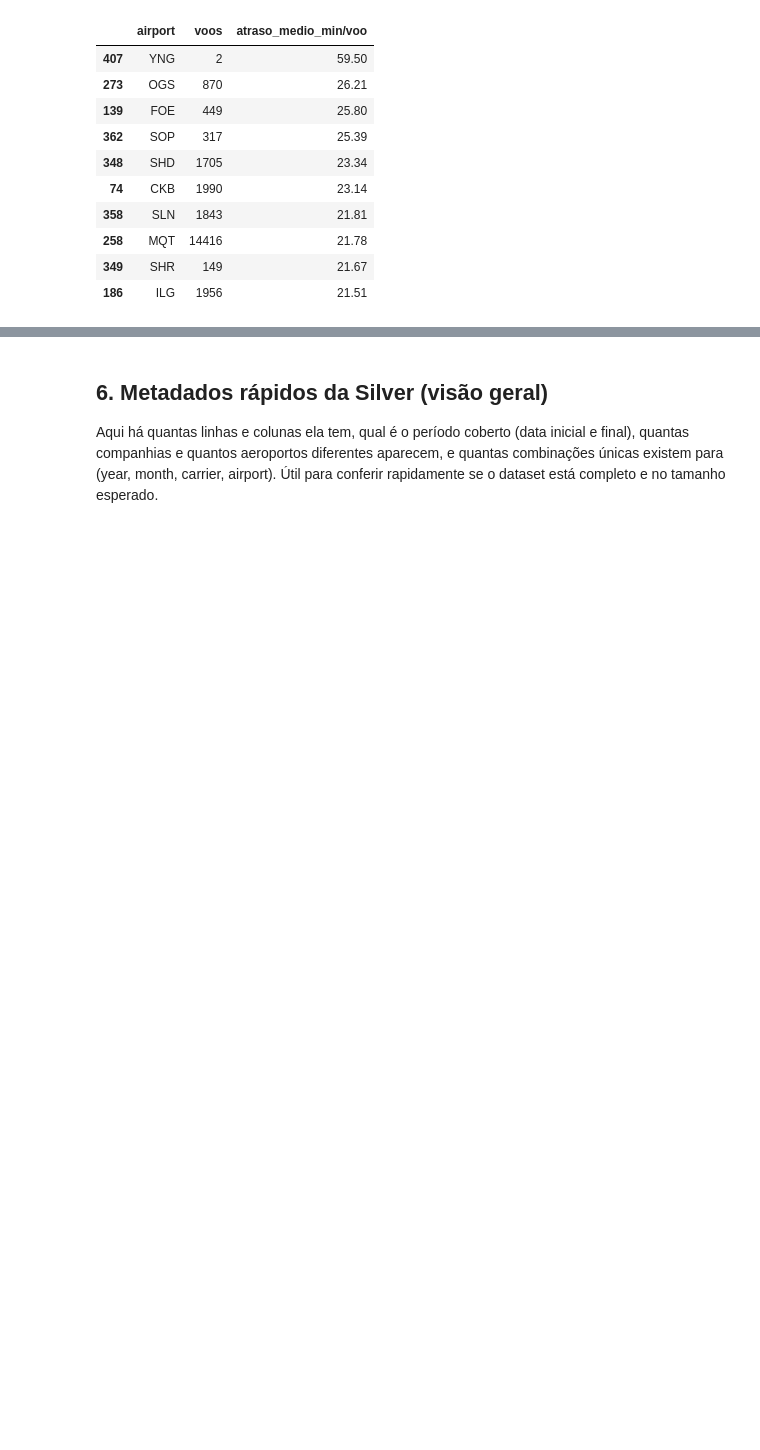
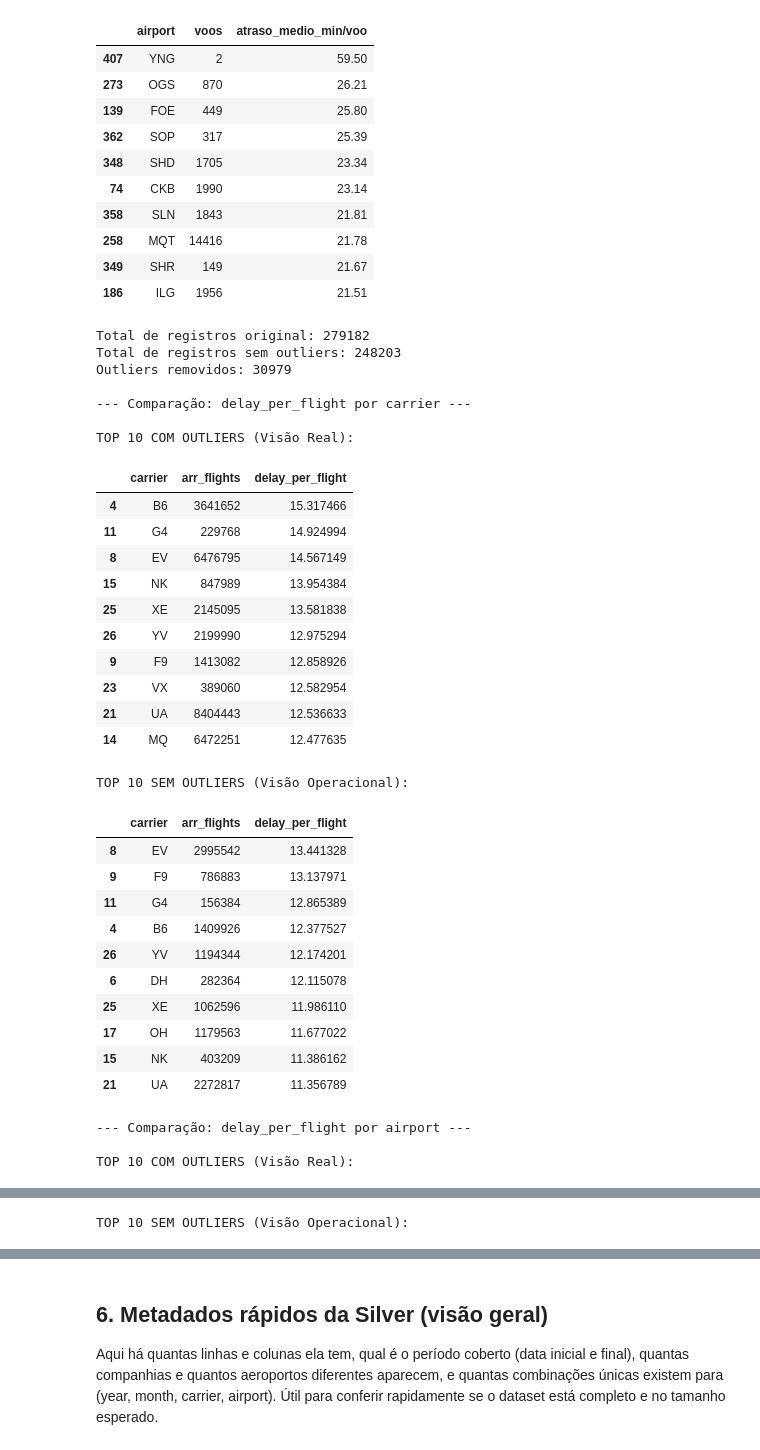
Before and after one commit to joseandre25/airline-delay-causes-vizualization, a Jupyter notebook: Data Layer/silver/analytcs.ipynb, the cells around one changed output, grey strips where cells are left out. Saved outputs shown, nothing was run; the diff lists cells and outputs as text; code cells hidden in the pictures; blank space fills up the shorter version.

Commit message:
Adição de comparativo sem outlier

```diff
--- a/Data Layer/silver/analytcs.ipynb
+++ b/Data Layer/silver/analytcs.ipynb
@@ -805,3 +805,76 @@ Top 10 aeroportos (maior atraso médio por voo)
 | 258 | MQT | 14416 | 21.78 |
 | 349 | SHR | 149 | 21.67 |
 | 186 | ILG | 1956 | 21.51 |
+# %%
+# 1. Preparação dos dois datasets
+# Dataset completo (Original)
+df_full = df_silver.copy()
+
+# Dataset filtrado (Sem Outliers)
+# Usamos a coluna booleana que você já tem no banco
+df_clean = df_silver[df_silver['is_outlier_arr_delay'] == False].copy()
+
+print(f"Total de registros original: {len(df_full)}")
+print(f"Total de registros sem outliers: {len(df_clean)}")
+print(f"Outliers removidos: {len(df_full) - len(df_clean)}")
+
+# 2. Função para gerar o ranking (reutilizando sua lógica)
+def comparar_rankings(df_com, df_sem, group_col, metric_col):
+    # Gera ranking com outliers
+    rank_com = build_rank(df_com.dropna(subset=[group_col]), group_col)
+    rank_com = rank_com.sort_values(metric_col, ascending=False).head(10)
+
+    # Gera ranking sem outliers
+    rank_sem = build_rank(df_sem.dropna(subset=[group_col]), group_col)
+    rank_sem = rank_sem.sort_values(metric_col, ascending=False).head(10)
+
+    print(f"\n--- Comparação: {metric_col} por {group_col} ---")
+
+    print(f"\nTOP 10 COM OUTLIERS (Visão Real):")
+    display(rank_com[[group_col, "arr_flights", metric_col]])
+
+    print(f"\nTOP 10 SEM OUTLIERS (Visão Operacional):")
+    display(rank_sem[[group_col, "arr_flights", metric_col]])
+
+# 3. Executando a comparação para Carriers (Empresas)
+if "carrier" in df_silver.columns:
+    # Vamos comparar o 'delay_per_flight' (atraso médio), que é onde o outlier mais afeta
+    comparar_rankings(df_full, df_clean, "carrier", "delay_per_flight")
+
+# 4. Executando a comparação para Aeroportos
+if "airport" in df_silver.columns:
+    comparar_rankings(df_full, df_clean, "airport", "delay_per_flight")
+# %% [output]
+Total de registros original: 279182
+Total de registros sem outliers: 248203
+Outliers removidos: 30979
+
+--- Comparação: delay_per_flight por carrier ---
+
+TOP 10 COM OUTLIERS (Visão Real):
+|  | carrier | arr_flights | delay_per_flight |
+| 4 | B6 | 3641652 | 15.317466 |
+| 11 | G4 | 229768 | 14.924994 |
+| 8 | EV | 6476795 | 14.567149 |
+| 15 | NK | 847989 | 13.954384 |
+| 25 | XE | 2145095 | 13.581838 |
+| 26 | YV | 2199990 | 12.975294 |
+| 9 | F9 | 1413082 | 12.858926 |
+| 23 | VX | 389060 | 12.582954 |
+| 21 | UA | 8404443 | 12.536633 |
+| 14 | MQ | 6472251 | 12.477635 |
+TOP 10 SEM OUTLIERS (Visão Operacional):
+|  | carrier | arr_flights | delay_per_flight |
+| 8 | EV | 2995542 | 13.441328 |
+| 9 | F9 | 786883 | 13.137971 |
+| 11 | G4 | 156384 | 12.865389 |
+| 4 | B6 | 1409926 | 12.377527 |
+| 26 | YV | 1194344 | 12.174201 |
+| 6 | DH | 282364 | 12.115078 |
+| 25 | XE | 1062596 | 11.986110 |
+| 17 | OH | 1179563 | 11.677022 |
+| 15 | NK | 403209 | 11.386162 |
+| 21 | UA | 2272817 | 11.356789 |
+--- Comparação: delay_per_flight por airport ---
+
+TOP 10 COM OUTLIERS (Visão Real):
@@ -807,0 +892 @@ Top 10 aeroportos (maior atraso médio por voo)
+TOP 10 SEM OUTLIERS (Visão Operacional):
```
Also changed, not shown: parts of 1 cell of this notebook.
